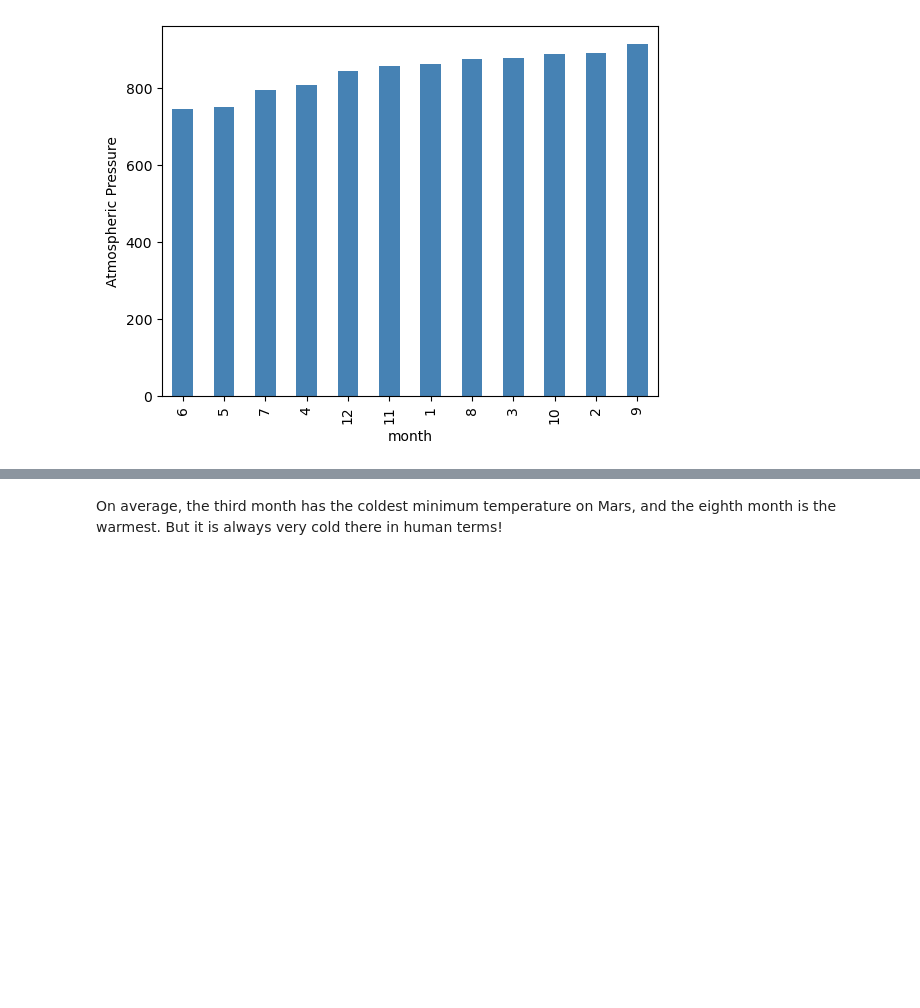
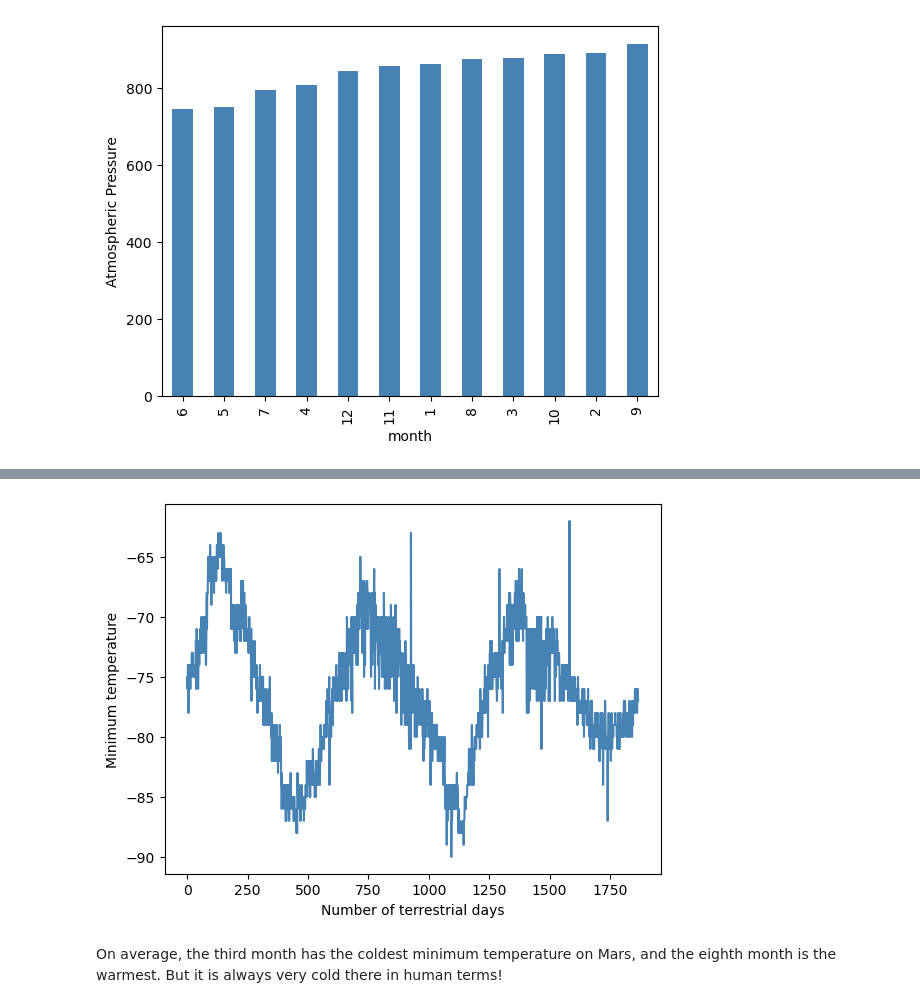
Before and after one commit to acdlc4/data_scraping_challenge, a Jupyter notebook: part_2_mars_weather.ipynb, the cells around one changed output, grey strips where cells are left out. Drawn from its saved outputs; the diff is of its cells as text; code cells hidden in the pictures; blank space fills up the shorter version.

```diff
--- a/part_2_mars_weather.ipynb
+++ b/part_2_mars_weather.ipynb
@@ -250,3 +262,26 @@ mars_avg_pressure_by_mon.plot(kind   = 'bar',
+# %%
+# 5. How many terrestrial (earth) days are there in a Martian year?
+
+##Ensure data is sorted by date ascending
+mars_temps_df_sort = mars_temps_df.sort_values(['terrestrial_date'], ascending=True)
+
+##Define data to be analyzed from DF
+num_days  = mars_temps_df.index
+min_temps = mars_temps_df['min_temp']
+
+##Set parameters and variables to be plotted on a line chart with output
+fig, ax1 = plt.subplots()
+ax1.plot(num_days, min_temps, color  = 'steelblue')
+ax1.set_ylabel("Minimum temperature")
+ax1.set_xlabel("Number of terrestrial days")
+
+##output plot to png for readme
+plt.savefig('output/mars_min_temps_by_no_days.png')
+
+#output to screen
+plt.show();
+# %% [output]
+[figure, added]
 # %% [markdown]
 On average, the third month has the coldest minimum temperature on Mars, and the eighth month is the warmest. But it is always very cold there in human terms!
 # %% [markdown]
```
Also changed, not shown: parts of 9 cells of this notebook, 6 other files.
